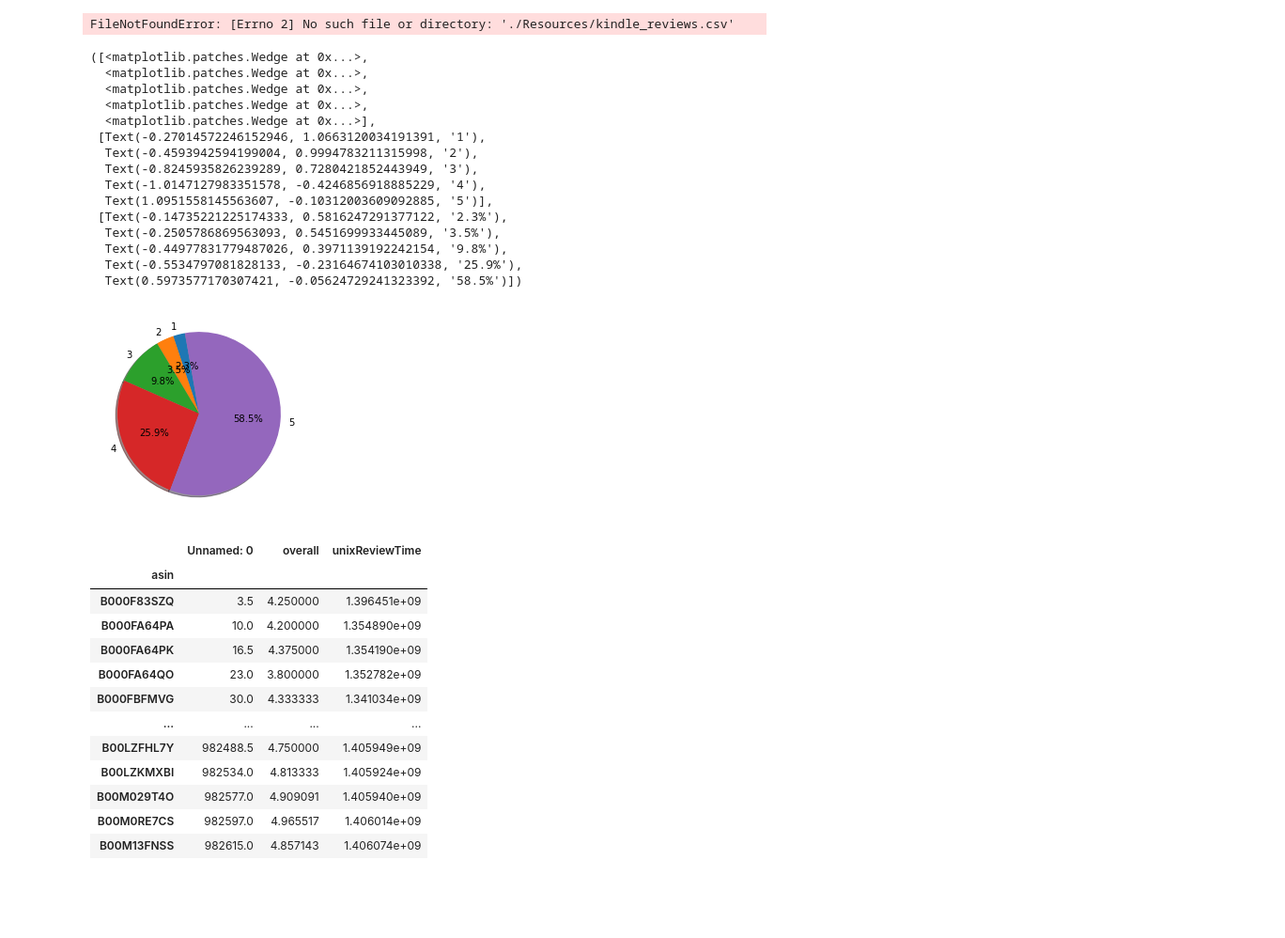
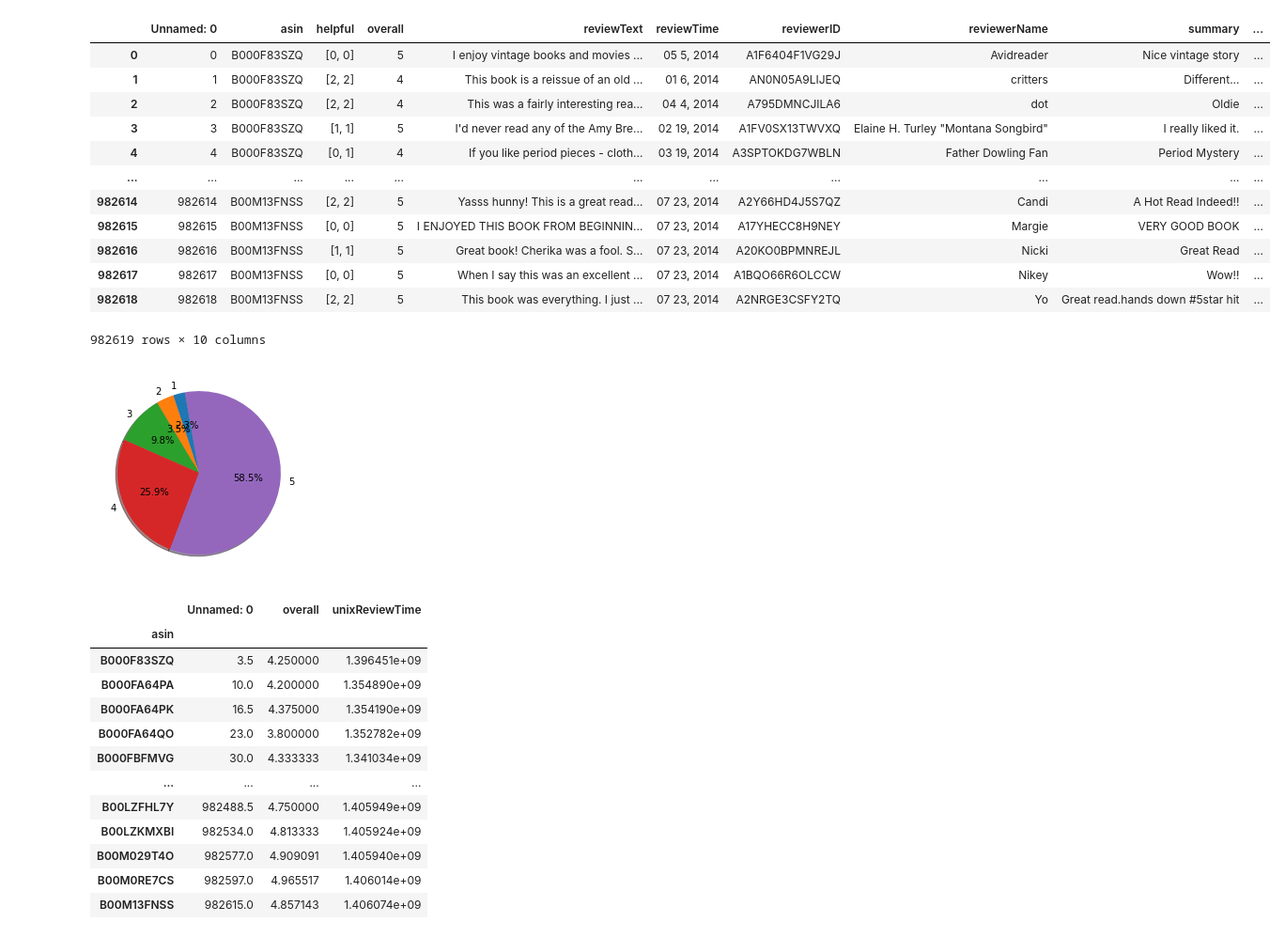
Before and after one commit to JoshSniderman/Merge, a Jupyter notebook: AmazonBooks.ipynb, the cells around one changed output. Shown at 94% size. Saved outputs shown, nothing was run; the diff lists cells and outputs as text; code cells hidden in the pictures; blank space fills up the shorter version.

```diff
--- a/AmazonBooks.ipynb
+++ b/AmazonBooks.ipynb
@@ -7,32 +7,30 @@ import matplotlib.pyplot as plt
 import json
 from scipy.stats import linregress
 # %%
-kindle_csv = "./Resources/kindle_reviews.csv"
+kindle_csv = "C:/Users/freak/Downloads/kindle_reviews.csv"
 kindle_data = pd.read_csv(kindle_csv)
 kindle_data
 # %% [output]
+|  | Unnamed: 0 | asin | helpful | overall | reviewText | reviewTime | reviewerID | reviewerName | summary | ... |
+| 0 | 0 | B000F83SZQ | [0, 0] | 5 | I enjoy vintage books and movies ... | 05 5, 2014 | A1F6404F1VG29J | Avidreader | Nice vintage story | ... |
+| 1 | 1 | B000F83SZQ | [2, 2] | 4 | This book is a reissue of an old ... | 01 6, 2014 | AN0N05A9LIJEQ | critters | Different... | ... |
+| 2 | 2 | B000F83SZQ | [2, 2] | 4 | This was a fairly interesting rea... | 04 4, 2014 | A795DMNCJILA6 | dot | Oldie | ... |
+| 3 | 3 | B000F83SZQ | [1, 1] | 5 | I'd never read any of the Amy Bre... | 02 19, 2014 | A1FV0SX13TWVXQ | Elaine H. Turley "Montana Songbird" | I really liked it. | ... |
+| 4 | 4 | B000F83SZQ | [0, 1] | 4 | If you like period pieces - cloth... | 03 19, 2014 | A3SPTOKDG7WBLN | Father Dowling Fan | Period Mystery | ... |
+| ... | ... | ... | ... | ... | ... | ... | ... | ... | ... | ... |
+| 982614 | 982614 | B00M13FNSS | [2, 2] | 5 | Yasss hunny! This is a great read... | 07 23, 2014 | A2Y66HD4J5S7QZ | Candi | A Hot Read Indeed!! | ... |
+| 982615 | 982615 | B00M13FNSS | [0, 0] | 5 | I ENJOYED THIS BOOK FROM BEGINNIN... | 07 23, 2014 | A17YHECC8H9NEY | Margie | VERY GOOD BOOK | ... |
+| 982616 | 982616 | B00M13FNSS | [1, 1] | 5 | Great book! Cherika was a fool. S... | 07 23, 2014 | A20KO0BPMNREJL | Nicki | Great Read | ... |
+| 982617 | 982617 | B00M13FNSS | [0, 0] | 5 | When I say this was an excellent ... | 07 23, 2014 | A1BQO66R6OLCCW | Nikey | Wow!! | ... |
+| 982618 | 982618 | B00M13FNSS | [2, 2] | 5 | This book was everything. I just ... | 07 23, 2014 | A2NRGE3CSFY2TQ | Yo | Great read.hands down #5star hit | ... |
-FileNotFoundError: [Errno 2] No such file or directory: './Resources/kindle_reviews.csv'
+982619 rows × 10 columns
 # %%
 kindle_group = kindle_data.groupby("overall")
 kindle_size = kindle_group.size()
 # %%
 plt.pie(kindle_size, labels = kindle_size.index, autopct = "%1.1f%%", shadow=True,startangle = 100)
+plt.show()
 # %% [output]
-([<matplotlib.patches.Wedge at 0x...>,
-  <matplotlib.patches.Wedge at 0x...>,
-  <matplotlib.patches.Wedge at 0x...>,
-  <matplotlib.patches.Wedge at 0x...>,
-  <matplotlib.patches.Wedge at 0x...>],
- [Text(-0.27014572246152946, 1.0663120034191391, '1'),
-  Text(-0.4593942594199004, 0.9994783211315998, '2'),
-  Text(-0.8245935826239289, 0.7280421852443949, '3'),
-  Text(-1.0147127983351578, -0.4246856918885229, '4'),
-  Text(1.0951558145563607, -0.10312003609092885, '5')],
- [Text(-0.14735221225174333, 0.5816247291377122, '2.3%'),
-  Text(-0.2505786869563093, 0.5451699933445089, '3.5%'),
-  Text(-0.44977831779487026, 0.3971139192242154, '9.8%'),
-  Text(-0.5534797081828133, -0.23164674103010338, '25.9%'),
-  Text(0.5973577170307421, -0.05624729241323392, '58.5%')])
 [figure]
 # %%
 title_kindle = kindle_data.groupby("asin")
```
Also changed, not shown: parts of 2 cells of this notebook.
